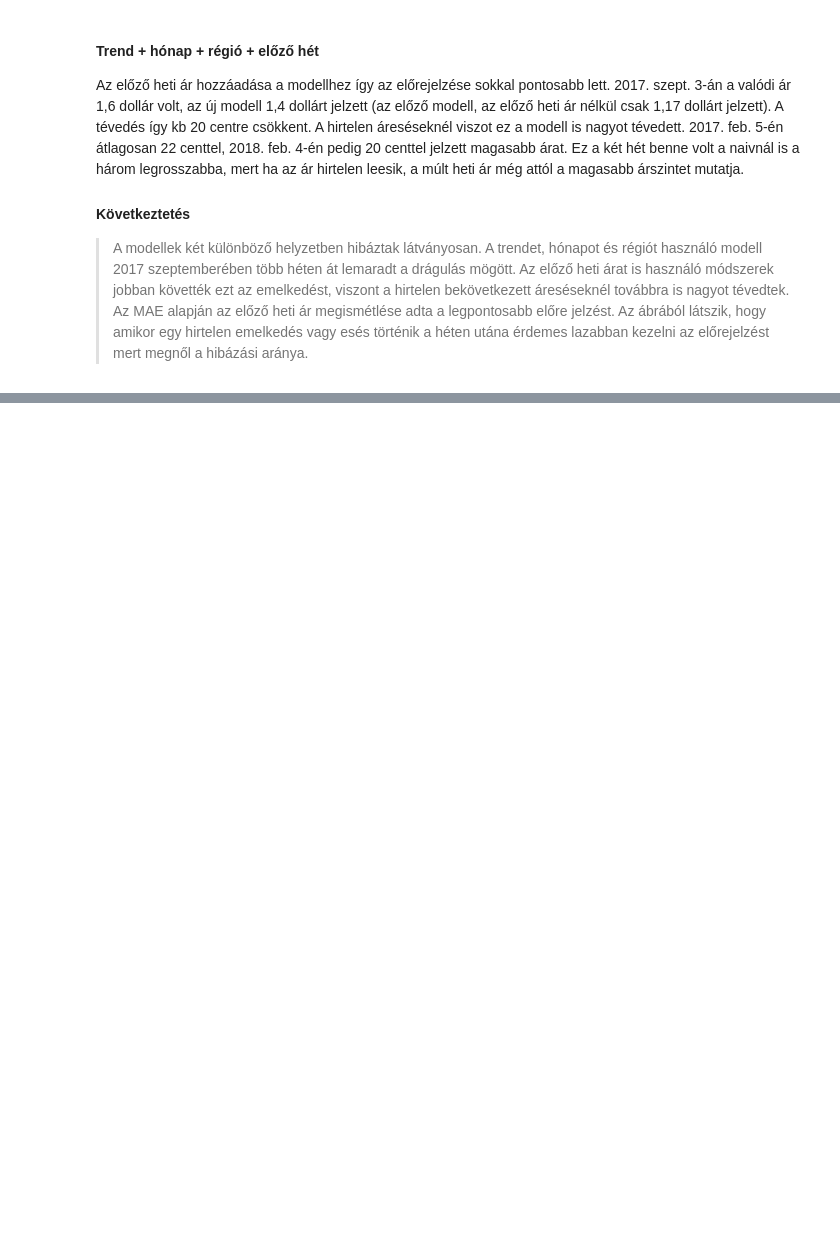
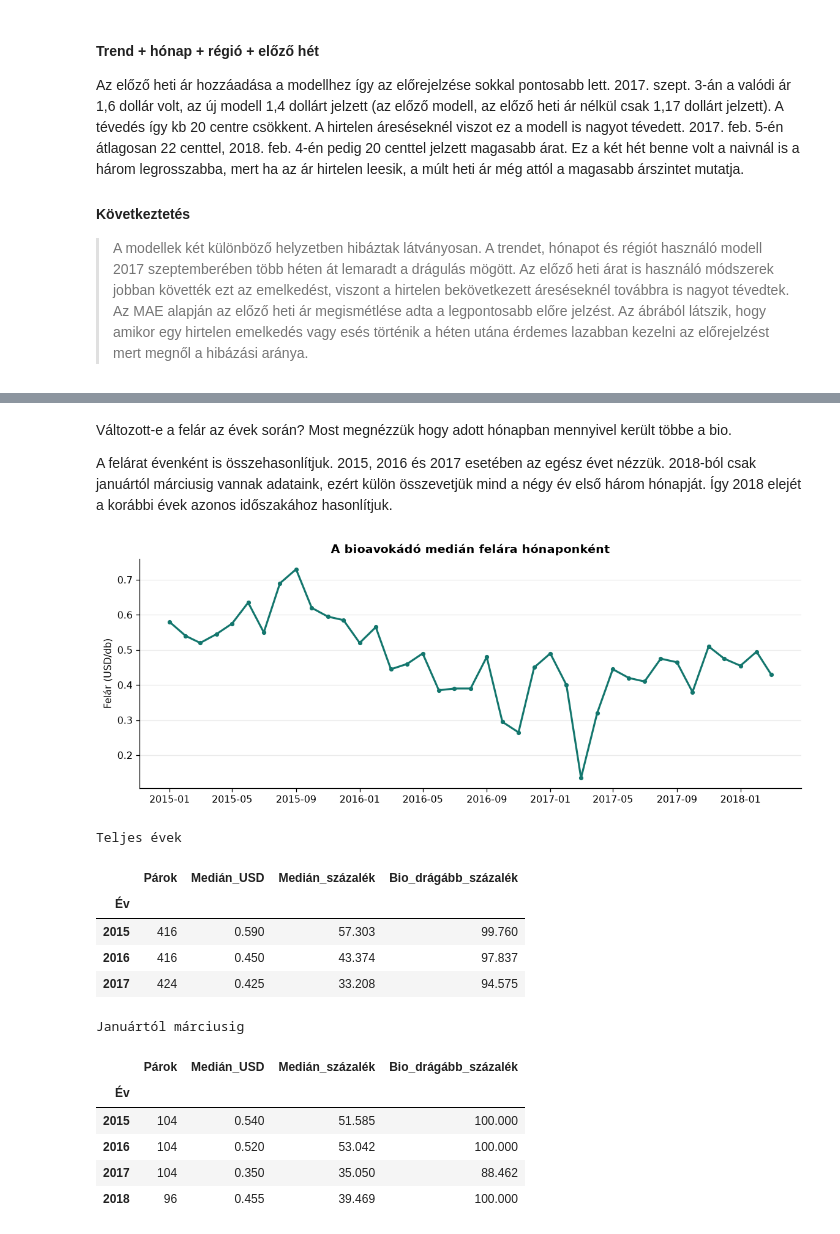
Before and after one commit to ngygbr01/avocado_price_forecasting, a Jupyter notebook: main.ipynb, the cells around one changed output, grey strips where cells are left out. Saved outputs shown, nothing was run; the diff lists cells and outputs as text; code cells hidden in the pictures; blank space fills up the shorter version.

Commit message:
na most kész a második kérdés

```diff
--- a/main.ipynb
+++ b/main.ipynb
@@ -414,0 +542,44 @@ Az előző heti ár hozzáadása a modellhez így az előrejelzése sokkal ponto
+# %% [markdown]
+ Változott-e a felár az évek során?
+Most megnézzük hogy adott hónapban mennyivel került többe a bio.
+
+
+A felárat évenként is összehasonlítjuk. 2015, 2016 és 2017 esetében az egész évet nézzük. 2018-ból csak januártól márciusig vannak adataink, ezért külön összevetjük mind a négy év első három hónapját. Így 2018 elejét a korábbi évek azonos időszakához hasonlítjuk.
+# %%
+monthly_premium = pairs.groupby(pairs["Date"].dt.to_period("M"))["premium_usd"].median()
+fig, ax = plt.subplots(figsize=(10, 3.8), layout="constrained")
+ax.plot(monthly_premium.index.to_timestamp(), monthly_premium, color=TEAL, lw=2, marker="o", ms=3.5)
+ax.set(title="A bioavokádó medián felára hónaponként", ylabel="Felár (USD/db)")
+ax.xaxis.set_major_locator(mdates.MonthLocator(interval=4))
+ax.xaxis.set_major_formatter(mdates.DateFormatter("%Y-%m"))
+ax.grid(axis="y")
+plt.show()
+
+full_years = pairs.loc[pairs["year"].isin([2015, 2016, 2017])]
+first_quarter = pairs.loc[pairs["Date"].dt.month.le(3)]
+period_summaries = {}
+for title, subset in [("Teljes évek", full_years), ("Januártól márciusig", first_quarter)]:
+    print(title)
+    summary = subset.groupby("year").agg(
+        Párok=("premium_usd", "size"),
+        Medián_USD=("premium_usd", "median"),
+        Medián_százalék=("premium_pct", "median"),
+        Bio_drágább_százalék=("bio_higher", lambda values: 100 * values.mean()),
+    ).rename_axis("Év")
+    period_summaries[title] = summary
+    display(summary.round(3))
+# %% [output]
+[figure, added]
+Teljes évek
+|  | Párok | Medián_USD | Medián_százalék | Bio_drágább_százalék |
+| Év |  |  |  |  |
+| 2015 | 416 | 0.590 | 57.303 | 99.760 |
+| 2016 | 416 | 0.450 | 43.374 | 97.837 |
+| 2017 | 424 | 0.425 | 33.208 | 94.575 |
+Januártól márciusig
+|  | Párok | Medián_USD | Medián_százalék | Bio_drágább_százalék |
+| Év |  |  |  |  |
+| 2015 | 104 | 0.540 | 51.585 | 100.000 |
+| 2016 | 104 | 0.520 | 53.042 | 100.000 |
+| 2017 | 104 | 0.350 | 35.050 | 88.462 |
+| 2018 | 96 | 0.455 | 39.469 | 100.000 |
```
Also changed, not shown: parts of 7 cells of this notebook.
